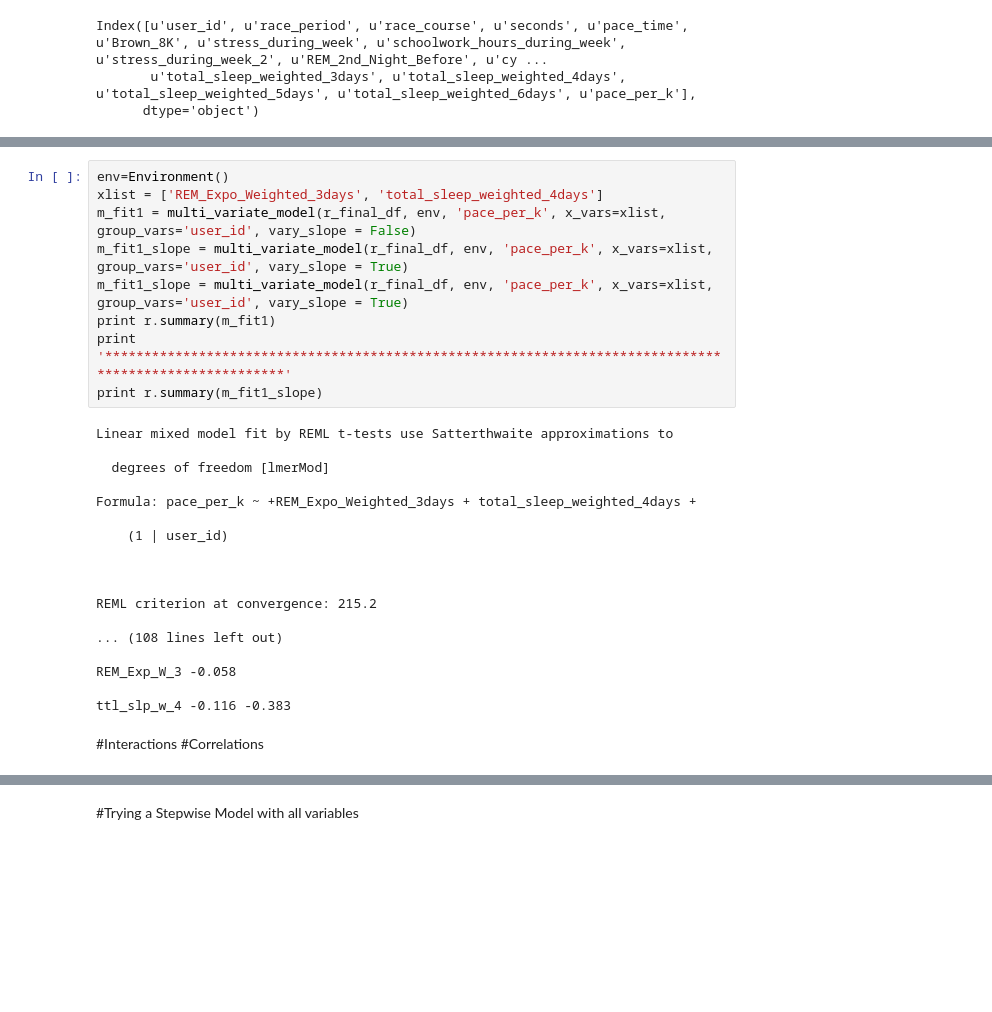
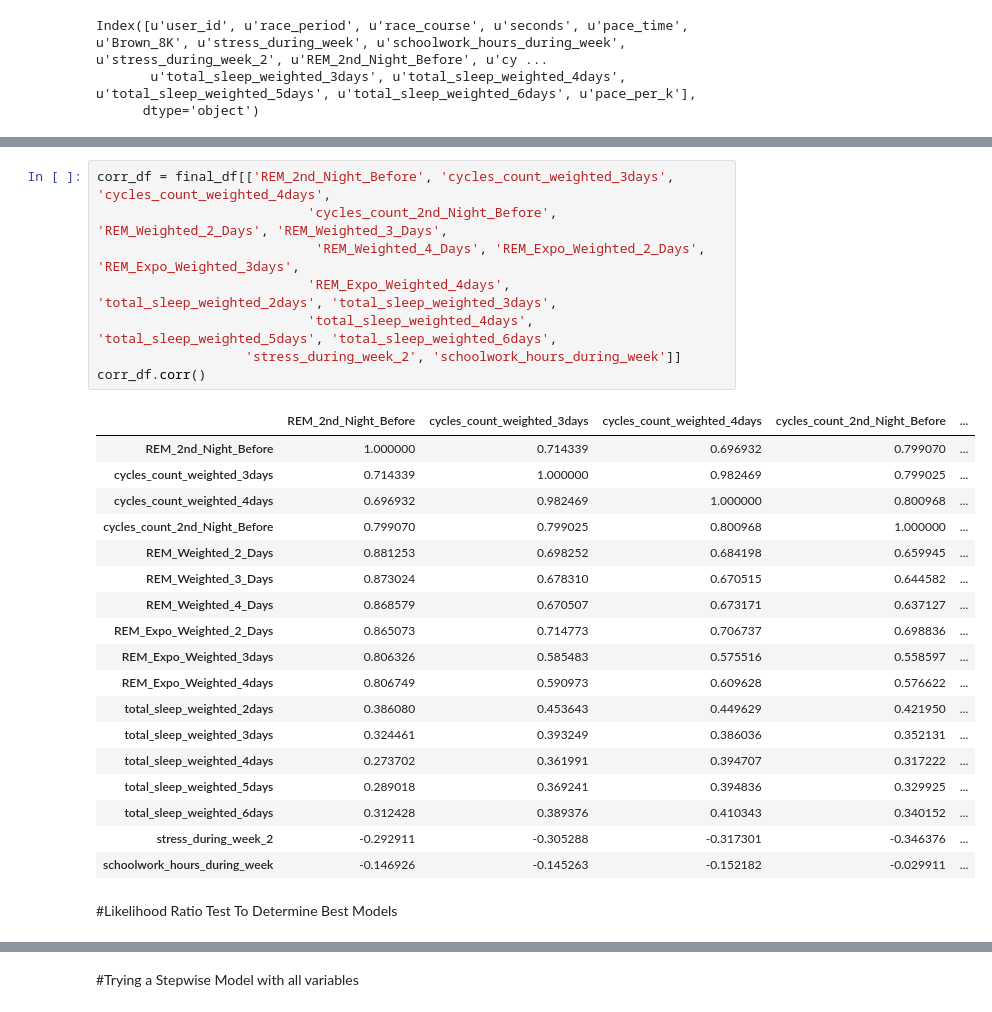
Before and after one commit to callen13/Senior_Thesis, a Jupyter notebook: sequential_model_selection.ipynb, the cells around one changed output, grey strips where cells are left out. Drawn from its saved outputs; the diff is of its cells as text; blank space fills up the shorter version.

```diff
--- a/sequential_model_selection.ipynb
+++ b/sequential_model_selection.ipynb
@@ -1265,30 +1510,29 @@ Model failed to converge with max|grad| = 0.127154 (tol = 0.002, component 1)
-# %%
-env=Environment()
-xlist = ['REM_Expo_Weighted_3days', 'total_sleep_weighted_4days']
-m_fit1 = multi_variate_model(r_final_df, env, 'pace_per_k', x_vars=xlist, group_vars='user_id', vary_slope = False)
-m_fit1_slope = multi_variate_model(r_final_df, env, 'pace_per_k', x_vars=xlist, group_vars='user_id', vary_slope = True)
-m_fit1_slope = multi_variate_model(r_final_df, env, 'pace_per_k', x_vars=xlist, group_vars='user_id', vary_slope = True)
-print r.summary(m_fit1)
-print '*******************************************************************************************************'
-print r.summary(m_fit1_slope)
-# %% [output]
-Linear mixed model fit by REML t-tests use Satterthwaite approximations to
-
-  degrees of freedom [lmerMod]
-
-Formula: pace_per_k ~ +REM_Expo_Weighted_3days + total_sleep_weighted_4days +
-
-    (1 | user_id)
-
-
-
-REML criterion at convergence: 215.2
-
-... (108 lines left out)
-
-REM_Exp_W_3 -0.058
-
-ttl_slp_w_4 -0.116 -0.383
-# %% [markdown]
-#Interactions
-#Correlations
+# %%
+corr_df = final_df[['REM_2nd_Night_Before', 'cycles_count_weighted_3days', 'cycles_count_weighted_4days',
+                           'cycles_count_2nd_Night_Before', 'REM_Weighted_2_Days', 'REM_Weighted_3_Days',
+                            'REM_Weighted_4_Days', 'REM_Expo_Weighted_2_Days', 'REM_Expo_Weighted_3days',
+                           'REM_Expo_Weighted_4days', 'total_sleep_weighted_2days', 'total_sleep_weighted_3days',
+                           'total_sleep_weighted_4days', 'total_sleep_weighted_5days', 'total_sleep_weighted_6days',
+                   'stress_during_week_2', 'schoolwork_hours_during_week']]
+corr_df.corr()
+# %% [output]
+|  | REM_2nd_Night_Before | cycles_count_weighted_3days | cycles_count_weighted_4days | cycles_count_2nd_Night_Before | ... |
+| REM_2nd_Night_Before | 1.000000 | 0.714339 | 0.696932 | 0.799070 | ... |
+| cycles_count_weighted_3days | 0.714339 | 1.000000 | 0.982469 | 0.799025 | ... |
+| cycles_count_weighted_4days | 0.696932 | 0.982469 | 1.000000 | 0.800968 | ... |
+| cycles_count_2nd_Night_Before | 0.799070 | 0.799025 | 0.800968 | 1.000000 | ... |
+| REM_Weighted_2_Days | 0.881253 | 0.698252 | 0.684198 | 0.659945 | ... |
+| REM_Weighted_3_Days | 0.873024 | 0.678310 | 0.670515 | 0.644582 | ... |
+| REM_Weighted_4_Days | 0.868579 | 0.670507 | 0.673171 | 0.637127 | ... |
+| REM_Expo_Weighted_2_Days | 0.865073 | 0.714773 | 0.706737 | 0.698836 | ... |
+| REM_Expo_Weighted_3days | 0.806326 | 0.585483 | 0.575516 | 0.558597 | ... |
+| REM_Expo_Weighted_4days | 0.806749 | 0.590973 | 0.609628 | 0.576622 | ... |
+| total_sleep_weighted_2days | 0.386080 | 0.453643 | 0.449629 | 0.421950 | ... |
+| total_sleep_weighted_3days | 0.324461 | 0.393249 | 0.386036 | 0.352131 | ... |
+| total_sleep_weighted_4days | 0.273702 | 0.361991 | 0.394707 | 0.317222 | ... |
+| total_sleep_weighted_5days | 0.289018 | 0.369241 | 0.394836 | 0.329925 | ... |
+| total_sleep_weighted_6days | 0.312428 | 0.389376 | 0.410343 | 0.340152 | ... |
+| stress_during_week_2 | -0.292911 | -0.305288 | -0.317301 | -0.346376 | ... |
+| schoolwork_hours_during_week | -0.146926 | -0.145263 | -0.152182 | -0.029911 | ... |
+# %% [markdown]
+#Likelihood Ratio Test To Determine Best Models
```
Also changed, not shown: parts of 42 cells of this notebook.
